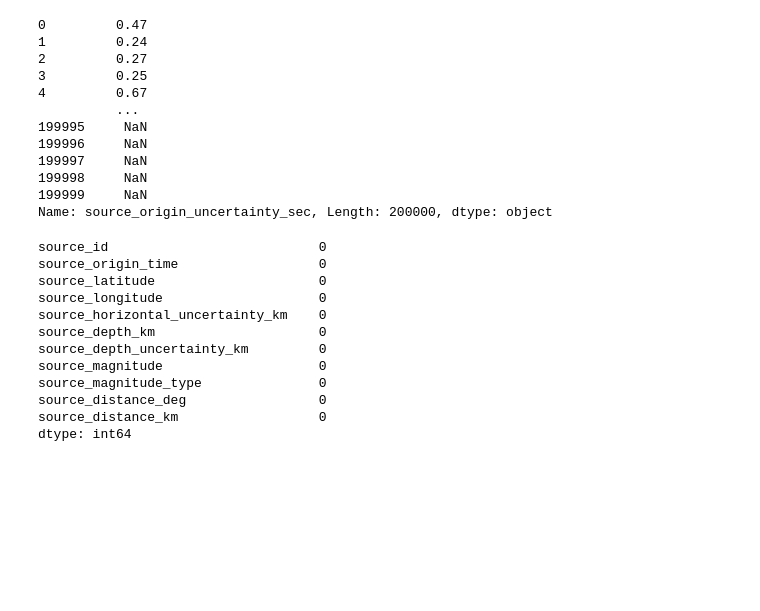
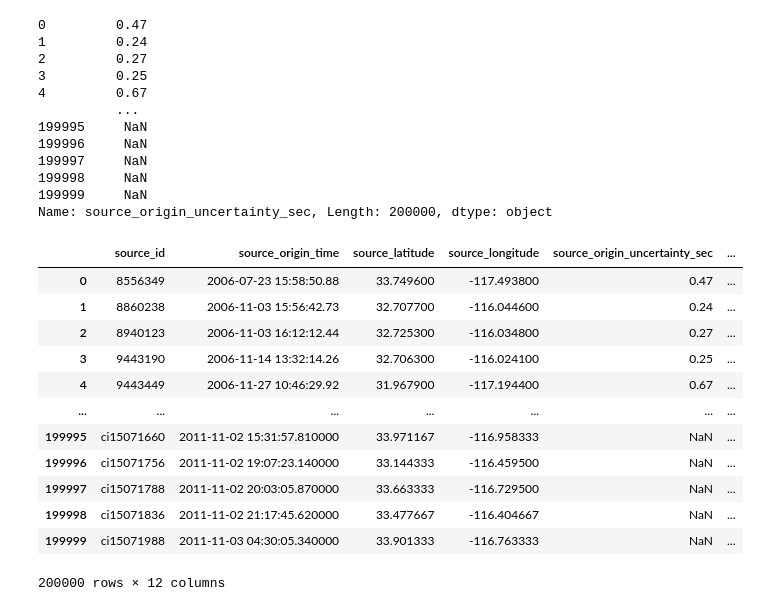
Before and after one commit to JaininV/my_machine_learning_models, a Jupyter notebook: Earthquece/earthquake.ipynb, the cells around one changed output. Drawn from its saved outputs; the diff is of its cells as text; code cells hidden in the pictures; blank space fills up the shorter version.

```diff
--- a/Earthquece/earthquake.ipynb
+++ b/Earthquece/earthquake.ipynb
@@ -113,18 +113,21 @@ data['source_origin_uncertainty_sec']
 Name: source_origin_uncertainty_sec, Length: 200000, dtype: object
 # %%
 # Made model to fill null values
-col = ['source_id', 'source_origin_time', 'source_latitude', 'source_longitude', 'source_horizontal_uncertainty_km', 'source_depth_km', 'source_depth_uncertainty_km', 'source_magnitude', 'source_magnitude_type', 'source_distance_deg', 'source_distance_km']
-data[col].isnull().sum()
+col = ['source_id', 'source_origin_time', 'source_latitude', 'source_longitude', 'source_origin_uncertainty_sec', 'source_horizontal_uncertainty_km', 'source_depth_km', 'source_depth_uncertainty_km', 'source_magnitude', 'source_magnitude_type', 'source_distance_deg', 'source_distance_km']
+X = data[col].drop(['source_origin_uncertainty_sec'], axis=1)
+y = data['source_origin_uncertainty_sec']
+data[col]
 # %% [output]
+|  | source_id | source_origin_time | source_latitude | source_longitude | source_origin_uncertainty_sec | ... |
+| 0 | 8556349 | 2006-07-23 15:58:50.88 | 33.749600 | -117.493800 | 0.47 | ... |
+| 1 | 8860238 | 2006-11-03 15:56:42.73 | 32.707700 | -116.044600 | 0.24 | ... |
+| 2 | 8940123 | 2006-11-03 16:12:12.44 | 32.725300 | -116.034800 | 0.27 | ... |
+| 3 | 9443190 | 2006-11-14 13:32:14.26 | 32.706300 | -116.024100 | 0.25 | ... |
+| 4 | 9443449 | 2006-11-27 10:46:29.92 | 31.967900 | -117.194400 | 0.67 | ... |
+| ... | ... | ... | ... | ... | ... | ... |
+| 199995 | ci15071660 | 2011-11-02 15:31:57.810000 | 33.971167 | -116.958333 | NaN | ... |
+| 199996 | ci15071756 | 2011-11-02 19:07:23.140000 | 33.144333 | -116.459500 | NaN | ... |
+| 199997 | ci15071788 | 2011-11-02 20:03:05.870000 | 33.663333 | -116.729500 | NaN | ... |
+| 199998 | ci15071836 | 2011-11-02 21:17:45.620000 | 33.477667 | -116.404667 | NaN | ... |
+| 199999 | ci15071988 | 2011-11-03 04:30:05.340000 | 33.901333 | -116.763333 | NaN | ... |
-source_id                           0
-source_origin_time                  0
-source_latitude                     0
-source_longitude                    0
-source_horizontal_uncertainty_km    0
-source_depth_km                     0
-source_depth_uncertainty_km         0
-source_magnitude                    0
-source_magnitude_type               0
-source_distance_deg                 0
-source_distance_km                  0
-dtype: int64
+200000 rows × 12 columns
```
Also changed, not shown: parts of 1 cell of this notebook.
